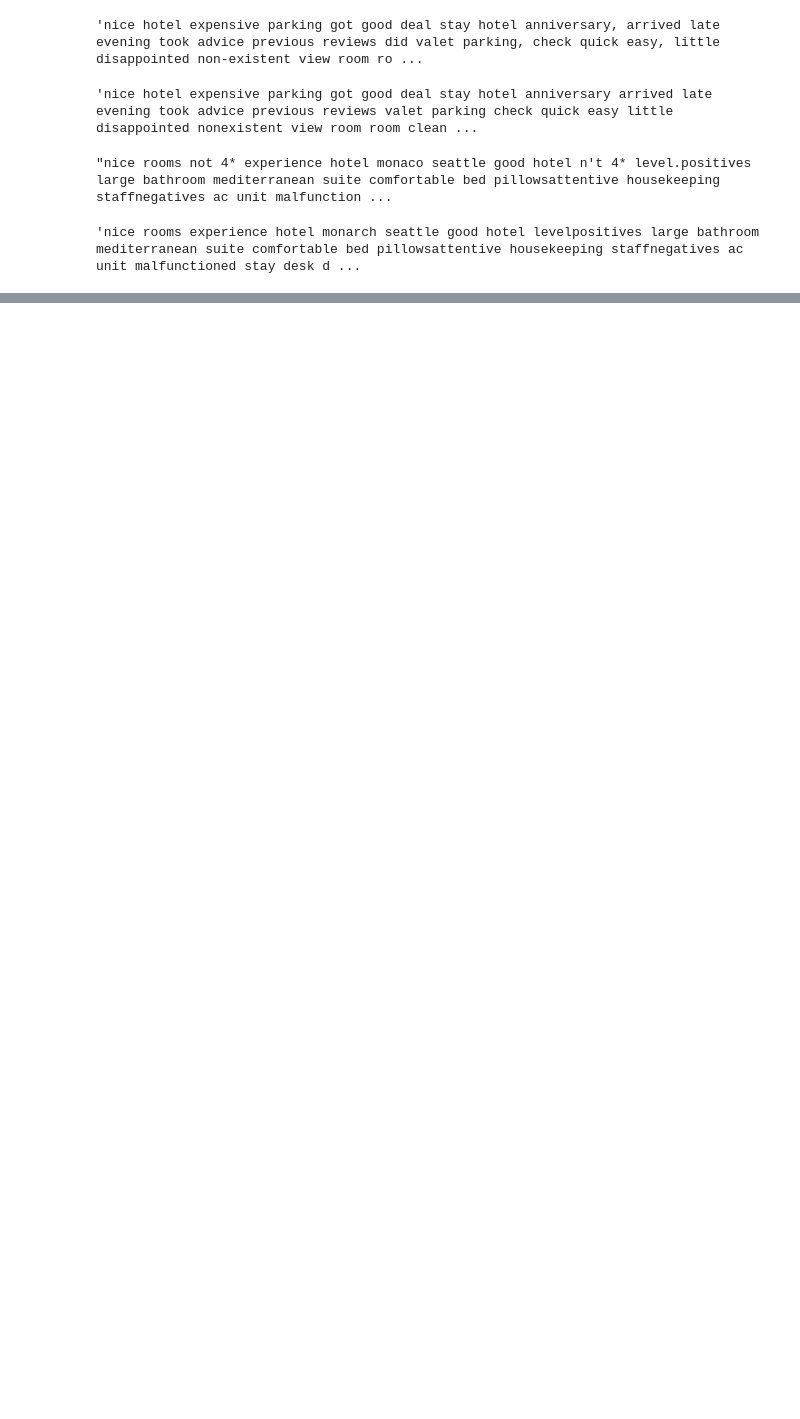
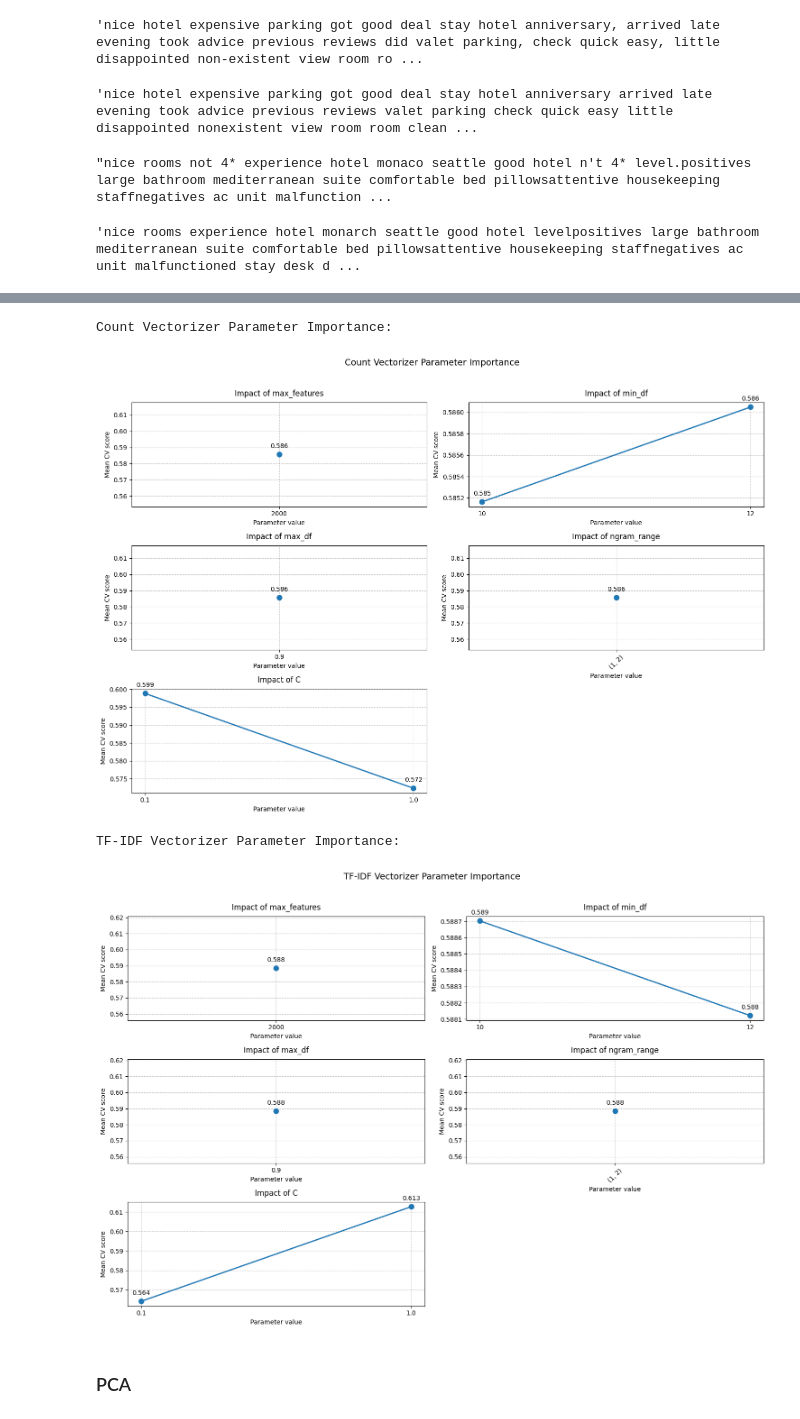
Before and after one commit to FIUBA-CEIA-18Co2024/AM1-TP, a Jupyter notebook: notebook.ipynb, the cells around one changed output, grey strips where cells are left out. Saved outputs shown, nothing was run; the diff lists cells and outputs as text; code cells hidden in the pictures; blank space fills up the shorter version.

Commit message:
add PCA and analysis and  potential tests for model improvement

```diff
--- a/notebook.ipynb
+++ b/notebook.ipynb
@@ -132,2 +157,2 @@ df_new.head(5)
 # %%
-df['cleaned_review'] = parallel_preprocess(df['review'])
+#df['cleaned_review'] = parallel_preprocess(df['review'])
@@ -197,3 +199,6 @@ def highlight_differences(text1, text2):
     </div>
     """
     return HTML(html)
+# %%
+dataset = pd.read_csv('data/cleaned_dataset_full.csv')
+dataset.head(5)
@@ -207,26 +218,0 @@ service service service spent week friend labor day bumbershoot gray line airpor
-# %%
-# 4. Create feature matrix using TF-IDF
-tfidf = TfidfVectorizer(
-    max_features=5000,  # Limit vocabulary size
-    min_df=5,          # Minimum document frequency
-    max_df=0.95        # Maximum document frequency
-)
-
-X = tfidf.fit_transform(df['cleaned_review'])
-y = df['rating']
-
-# 5. Split data
-X_train, X_test, y_train, y_test = train_test_split(
-    X, y, test_size=0.2, random_state=42
-)
-
-# 6. Train model
-model = LogisticRegression(
-    multi_class='multinomial',
-    max_iter=1000
-)
-model.fit(X_train, y_train)
-
-# 7. Evaluate
-y_pred = model.predict(X_test)
-print(classification_report(y_test, y_pred))
@@ -281,0 +329,4 @@ Name: proportion, dtype: float64
+# %%
+# Optimize both pipelines
+best_count_model, grid_search_count = optimize_pipeline(pipeline_count, param_grid, X_train, y_train)
+best_tfidf_model, grid_search_tfidf = optimize_pipeline(pipeline_tfidf, param_grid, X_train, y_train)
@@ -281,0 +524,14 @@ Name: proportion, dtype: float64
+# %%
+# Plot parameter importance for both models
+print("Count Vectorizer Parameter Importance:")
+plot_param_importance(grid_search_count, "Count Vectorizer Parameter Importance")
+
+print("\nTF-IDF Vectorizer Parameter Importance:")
+plot_param_importance(grid_search_tfidf, "TF-IDF Vectorizer Parameter Importance")
+# %% [output]
+Count Vectorizer Parameter Importance:
+[figure, added]
+TF-IDF Vectorizer Parameter Importance:
+[figure, added]
+# %% [markdown]
+### PCA
```
Also changed, not shown: parts of 29 cells of this notebook, 2 other files.
